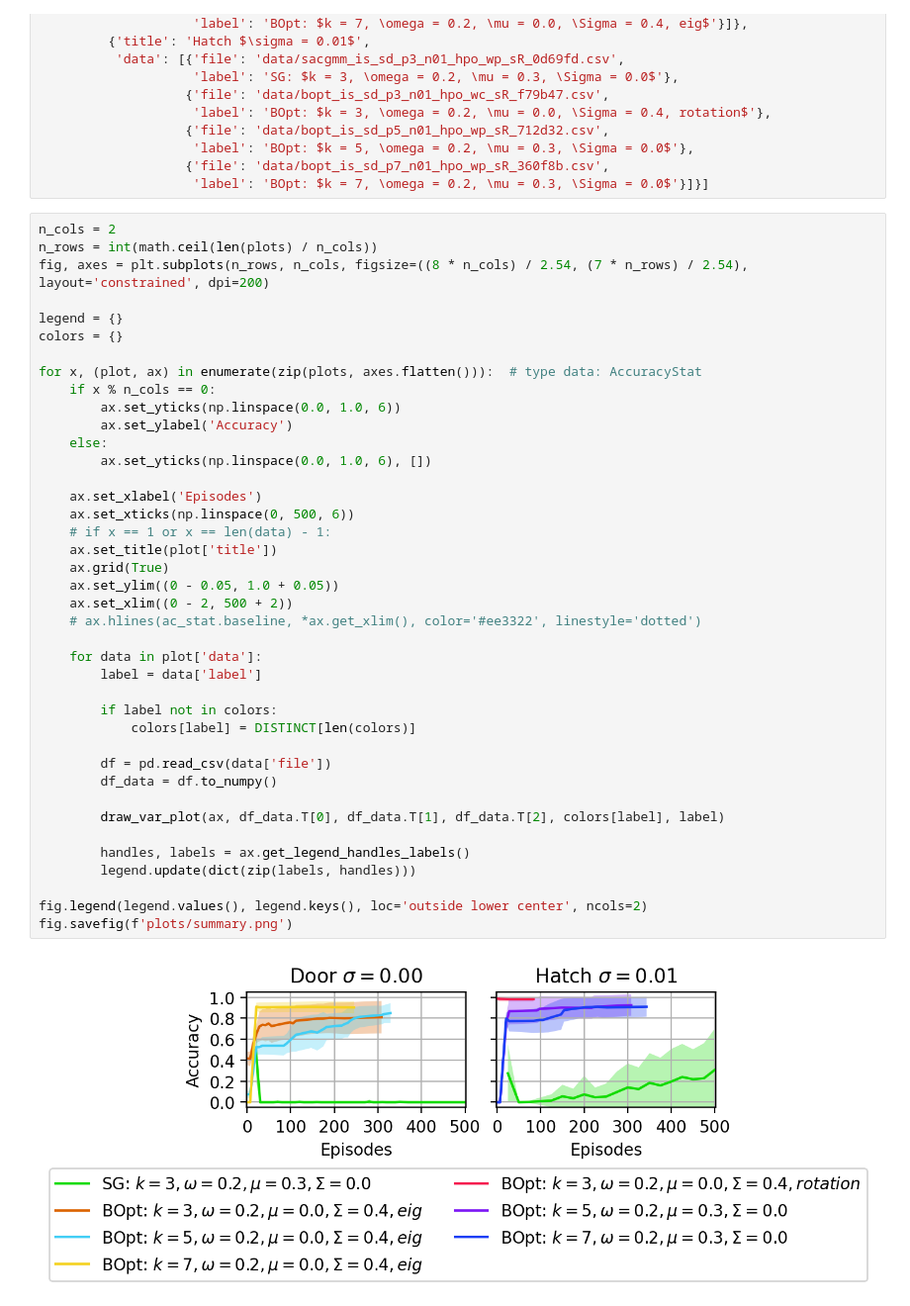
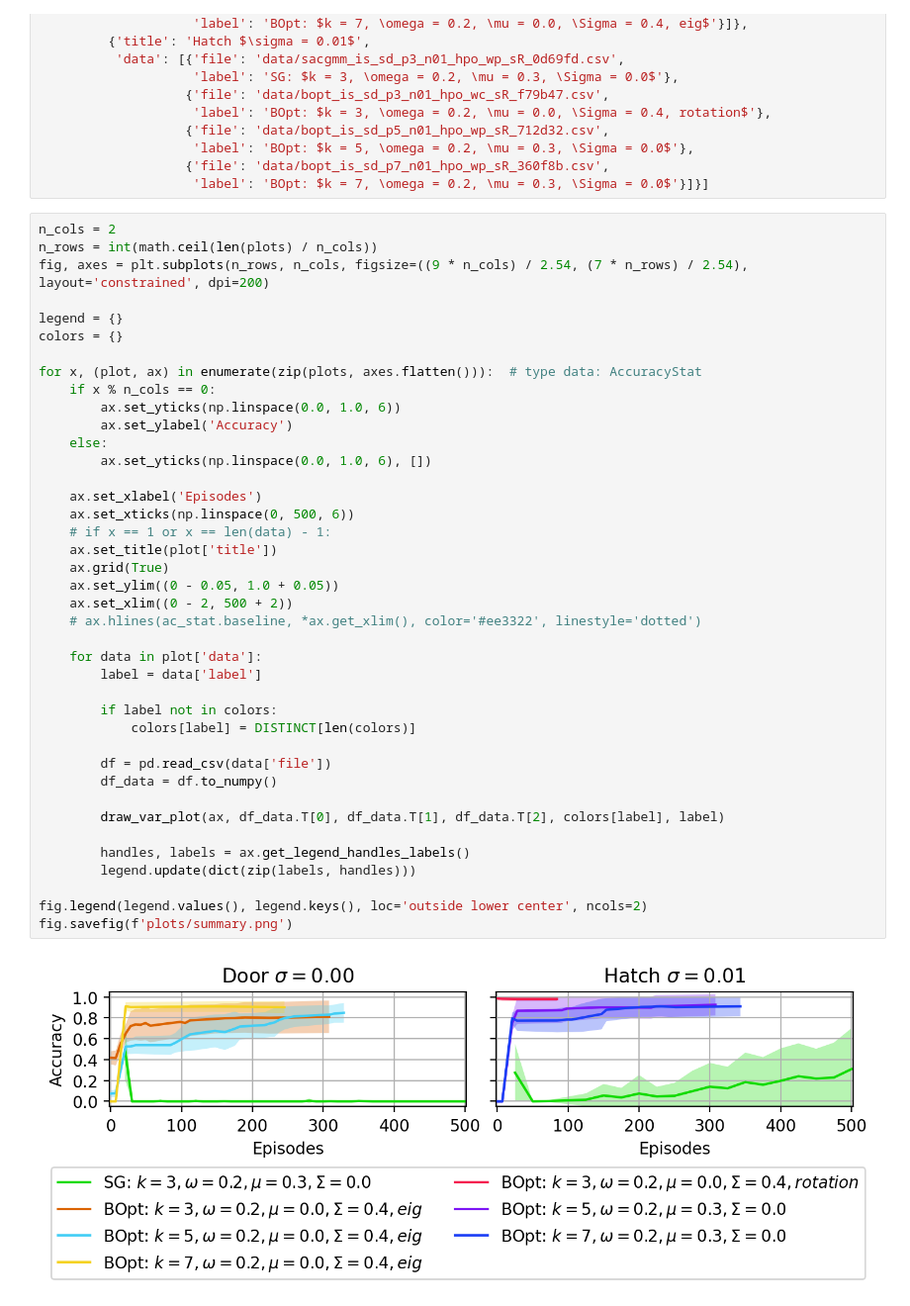
Before and after one commit to robot-learning-freiburg/bopt_gmm, a Jupyter notebook: scripts/raw_plot.ipynb, the cells around one changed output. Shown at 99% size. Cells and saved outputs as stored; diff of their text form.

Commit message:
Plotting scripts for paper

```diff
--- a/scripts/raw_plot.ipynb
+++ b/scripts/raw_plot.ipynb
@@ -50,7 +50,7 @@ plots = [{'title': 'Door $\sigma = 0.00$',
 # %%
 n_cols = 2
 n_rows = int(math.ceil(len(plots) / n_cols))
-fig, axes = plt.subplots(n_rows, n_cols, figsize=((8 * n_cols) / 2.54, (7 * n_rows) / 2.54), layout='constrained', dpi=200)
+fig, axes = plt.subplots(n_rows, n_cols, figsize=((9 * n_cols) / 2.54, (7 * n_rows) / 2.54), layout='constrained', dpi=200)
 
 legend = {}
 colors = {}
@@ -61,31 +61,31 @@ for x, (plot, ax) in enumerate(zip(plots, axes.flatten())):  # type data: Accura
         ax.set_ylabel('Accuracy')
     else:
         ax.set_yticks(np.linspace(0.0, 1.0, 6), [])
 
     ax.set_xlabel('Episodes')
     ax.set_xticks(np.linspace(0, 500, 6))
     # if x == 1 or x == len(data) - 1:
     ax.set_title(plot['title'])
     ax.grid(True)
     ax.set_ylim((0 - 0.05, 1.0 + 0.05))
     ax.set_xlim((0 - 2, 500 + 2))
     # ax.hlines(ac_stat.baseline, *ax.get_xlim(), color='#ee3322', linestyle='dotted')
 
     for data in plot['data']:
         label = data['label']
 
         if label not in colors:
             colors[label] = DISTINCT[len(colors)]
 
         df = pd.read_csv(data['file'])
         df_data = df.to_numpy()
 
         draw_var_plot(ax, df_data.T[0], df_data.T[1], df_data.T[2], colors[label], label)
 
         handles, labels = ax.get_legend_handles_labels()
         legend.update(dict(zip(labels, handles)))
 
 fig.legend(legend.values(), legend.keys(), loc='outside lower center', ncols=2)
 fig.savefig(f'plots/summary.png')
 # %% [output]
-[figure, old version]
+[figure, new version]
```
Also changed, not shown: 2 other files.
